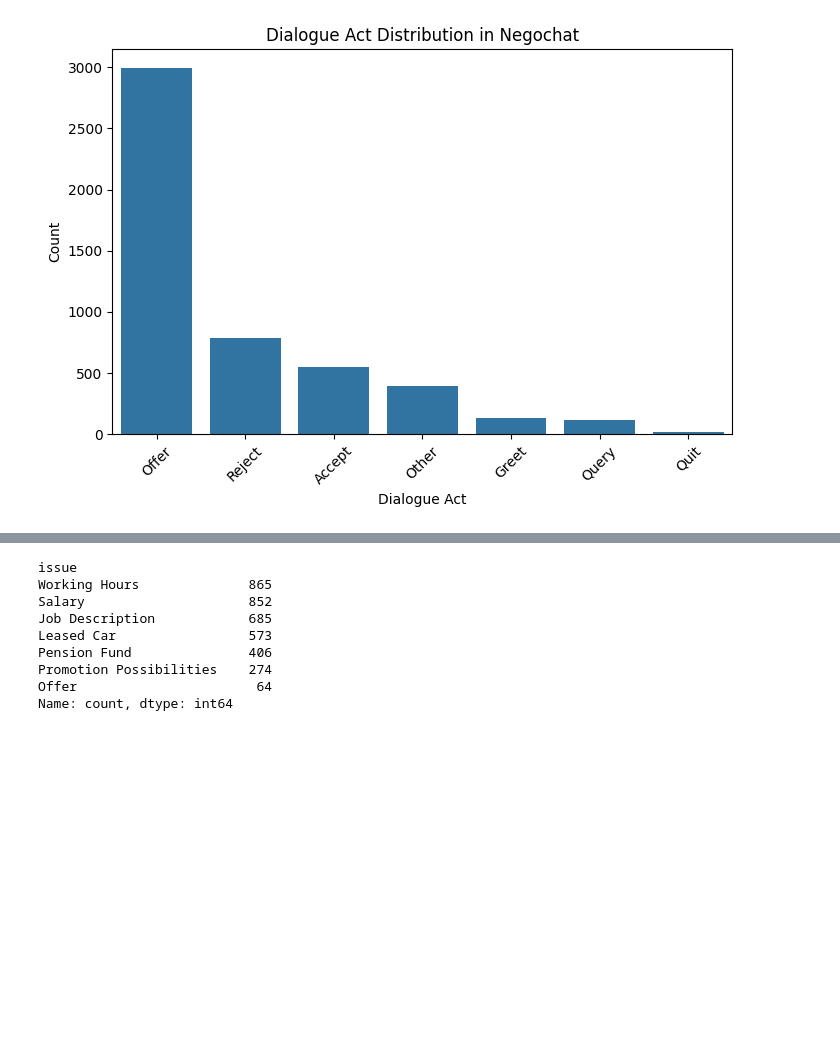
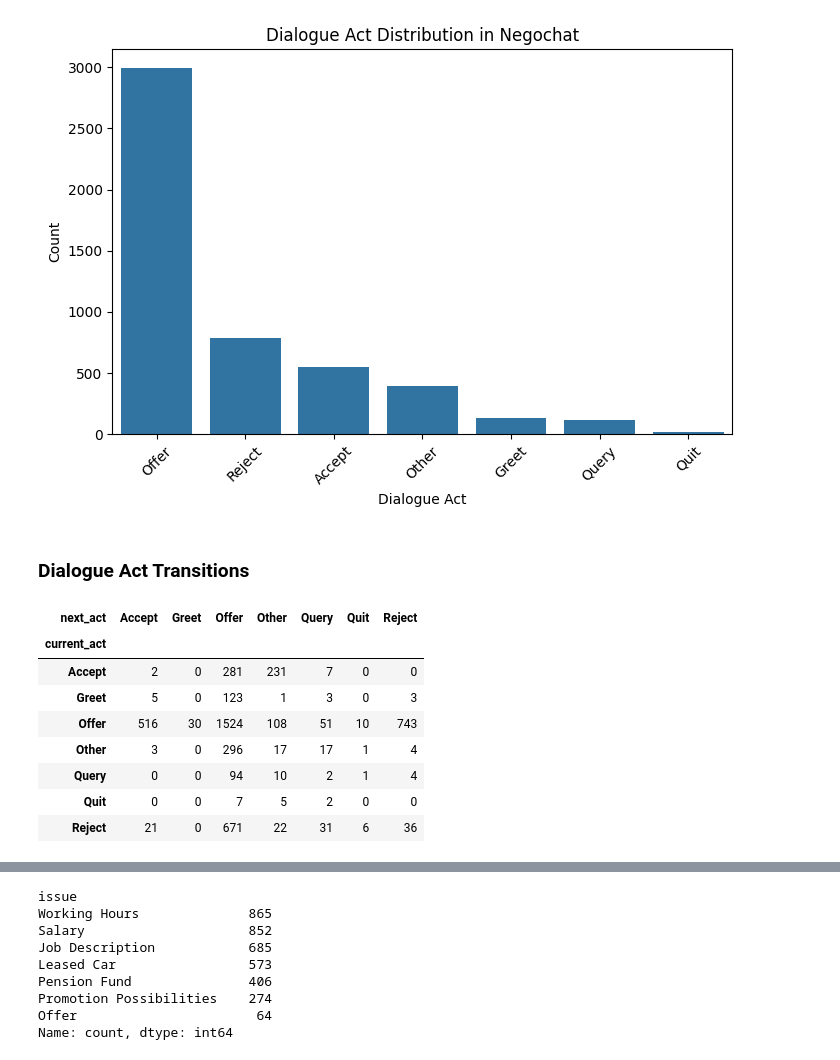
Before and after one commit to simona-wang/negotiation_arena, a Jupyter notebook: notebooks/negotiation_arena_final_analysis.ipynb, the cells around one changed output, grey strips where cells are left out. Saved outputs shown, nothing was run; the diff lists cells and outputs as text; code cells hidden in the pictures; blank space fills up the shorter version.

```diff
--- a/notebooks/negotiation_arena_final_analysis.ipynb
+++ b/notebooks/negotiation_arena_final_analysis.ipynb
@@ -94,3 +84,22 @@ plt.xticks(rotation=45)
 plt.show()
 # %% [output]
 [figure]
+# %% [markdown]
+### Dialogue Act Transitions
+# %%
+human_transition_matrix = compute_transition_matrix(
+    human_df,
+    act_col="act"
+)
+
+human_transition_matrix
+# %% [output]
+| next_act | Accept | Greet | Offer | Other | Query | Quit | Reject |
+| current_act |  |  |  |  |  |  |  |
+| Accept | 2 | 0 | 281 | 231 | 7 | 0 | 0 |
+| Greet | 5 | 0 | 123 | 1 | 3 | 0 | 3 |
+| Offer | 516 | 30 | 1524 | 108 | 51 | 10 | 743 |
+| Other | 3 | 0 | 296 | 17 | 17 | 1 | 4 |
+| Query | 0 | 0 | 94 | 10 | 2 | 1 | 4 |
+| Quit | 0 | 0 | 7 | 5 | 2 | 0 | 0 |
+| Reject | 21 | 0 | 671 | 22 | 31 | 6 | 36 |
```
Also changed, not shown: parts of 6 cells of this notebook, 13 other files.
